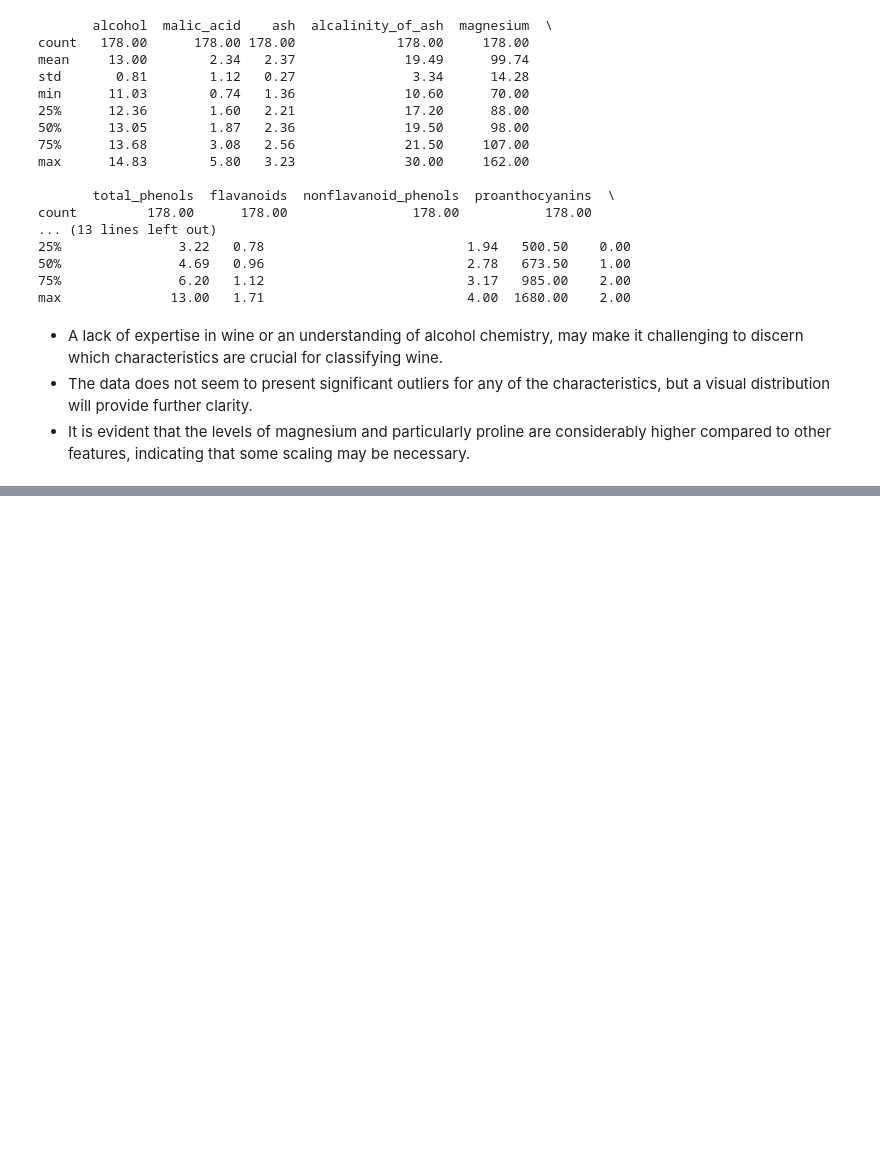
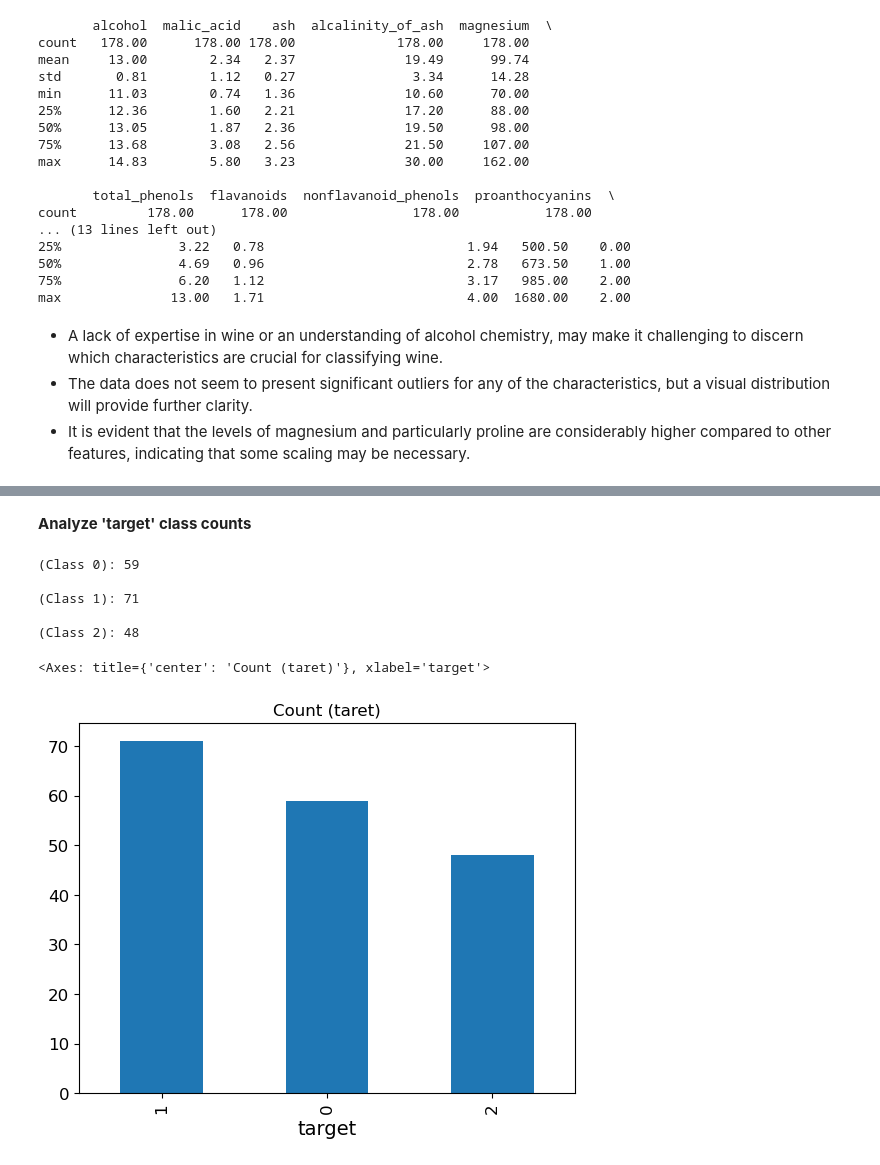
Before and after one commit to tyrantdavis/Multi-Class-Classification-Wine, a Jupyter notebook: wine-classification.ipynb, the cells around one changed output, grey strips where cells are left out. Saved outputs shown, nothing was run; the diff lists cells and outputs as text; code cells hidden in the pictures; blank space fills up the shorter version.

```diff
--- a/wine-classification.ipynb
+++ b/wine-classification.ipynb
@@ -148,0 +171,19 @@ max              13.00   1.71                          4.00  1680.00    2.00
+# %% [markdown]
+**Analyze 'target' class counts**
+# %%
+target_class_counts = df["target"].value_counts()
+
+print("(Class 0):", target_class_counts[0], "\n")
+print("(Class 1):", target_class_counts[1], "\n")
+print("(Class 2):", target_class_counts[2], "\n")
+# %% [output]
+(Class 0): 59
+
+(Class 1): 71
+
+(Class 2): 48
+# %%
+target_class_counts.plot(kind="bar", title="Count (taret)", grid=False)
+# %% [output]
+<Axes: title={'center': 'Count (taret)'}, xlabel='target'>
+[figure, added]
```
Also changed, not shown: parts of 5 cells of this notebook.
